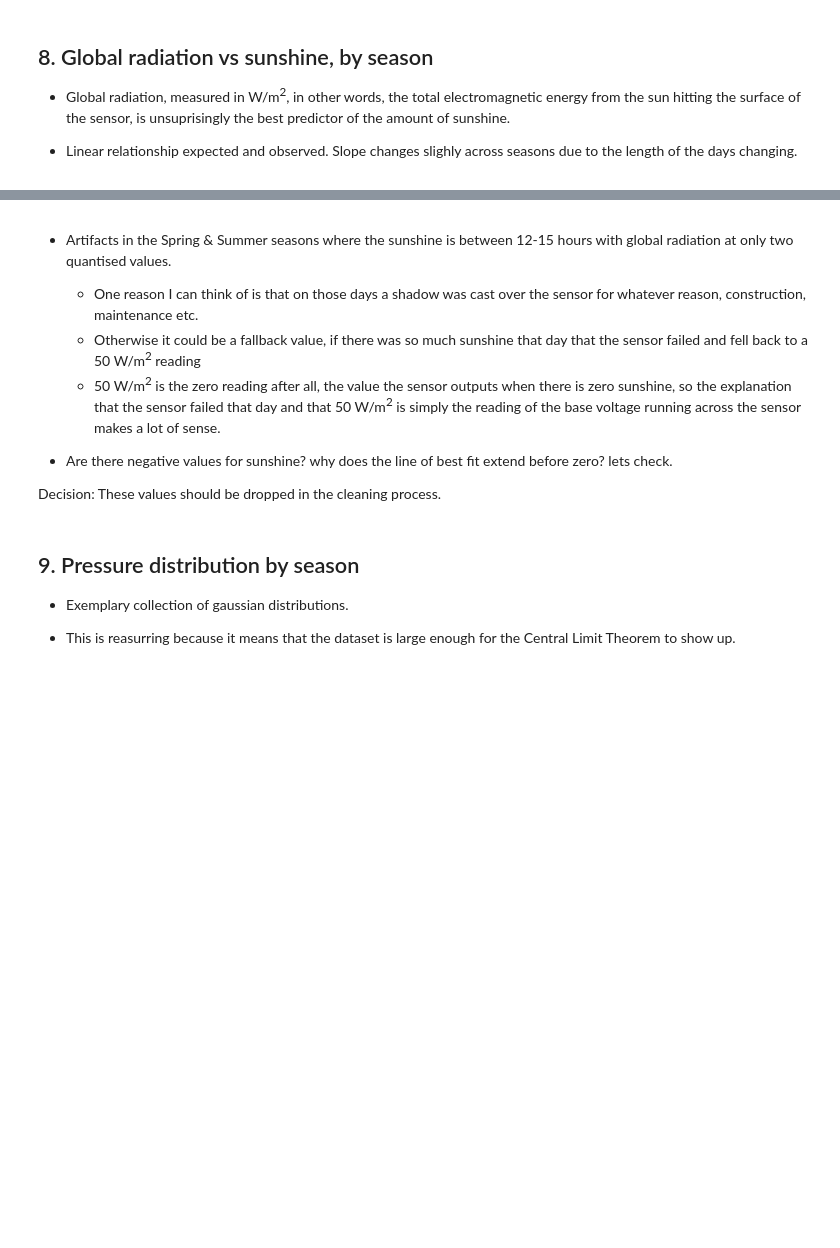
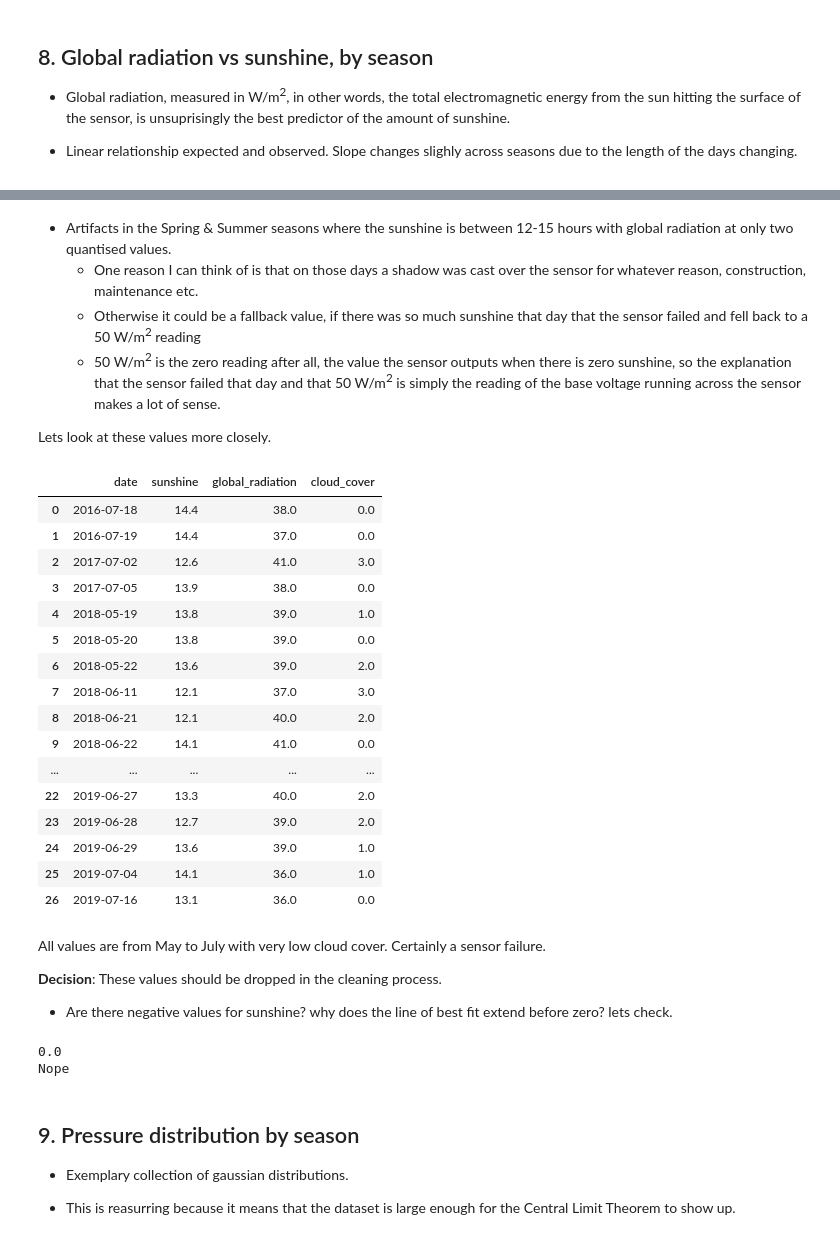
Before and after one commit to soleil6626070/ECA_weather, a Jupyter notebook: notebooks/01_eda.ipynb, the cells around one changed output, grey strips where cells are left out. Drawn from its saved outputs; the diff is of its cells as text; code cells hidden in the pictures; blank space fills up the shorter version.

```diff
--- a/notebooks/01_eda.ipynb
+++ b/notebooks/01_eda.ipynb
@@ -222,9 +222,45 @@ plt.show()
     - Otherwise it could be a fallback value, if there was so much sunshine that day that the sensor failed and fell back to a 50 W/m<sup>2</sup> reading
     - 50 W/m<sup>2</sup> is the zero reading after all, the value the sensor outputs when there is zero sunshine, so the explanation that the sensor failed that day and that 50 W/m<sup>2</sup> is simply the reading of the base voltage running across the sensor makes a lot of sense.
 
-- Are there negative values for sunshine? why does the line of best fit extend before zero? lets check.
-
-Decision: These values should be dropped in the cleaning process.
+Lets look at these values more closely.
+# %%
+mask = (df['sunshine'] >= 9) & (df['global_radiation'] < 80)
+
+artifact = (df.loc[mask,
+                   ['date', 'sunshine', 'global_radiation', 'cloud_cover']
+                   ].sort_values('date').reset_index(drop=True))
+
+artifact
+# %% [output]
+|  | date | sunshine | global_radiation | cloud_cover |
+| 0 | 2016-07-18 | 14.4 | 38.0 | 0.0 |
+| 1 | 2016-07-19 | 14.4 | 37.0 | 0.0 |
+| 2 | 2017-07-02 | 12.6 | 41.0 | 3.0 |
+| 3 | 2017-07-05 | 13.9 | 38.0 | 0.0 |
+| 4 | 2018-05-19 | 13.8 | 39.0 | 1.0 |
+| 5 | 2018-05-20 | 13.8 | 39.0 | 0.0 |
+| 6 | 2018-05-22 | 13.6 | 39.0 | 2.0 |
+| 7 | 2018-06-11 | 12.1 | 37.0 | 3.0 |
+| 8 | 2018-06-21 | 12.1 | 40.0 | 2.0 |
+| 9 | 2018-06-22 | 14.1 | 41.0 | 0.0 |
+| ... | ... | ... | ... | ... |
+| 22 | 2019-06-27 | 13.3 | 40.0 | 2.0 |
+| 23 | 2019-06-28 | 12.7 | 39.0 | 2.0 |
+| 24 | 2019-06-29 | 13.6 | 39.0 | 1.0 |
+| 25 | 2019-07-04 | 14.1 | 36.0 | 1.0 |
+| 26 | 2019-07-16 | 13.1 | 36.0 | 0.0 |
+# %% [markdown]
+All values are from May to July with very low cloud cover. Certainly a sensor failure.
+
+**Decision**: These values should be dropped in the cleaning process.
+
+- Are there negative values for sunshine? why does the line of best fit extend before zero? lets check.
+# %%
+print(df['sunshine'].min())
+print("Nope")
+# %% [output]
+0.0
+Nope
 # %% [markdown]
 ## 9. Pressure distribution by season
 
```
Also changed, not shown: parts of 2 cells of this notebook.
